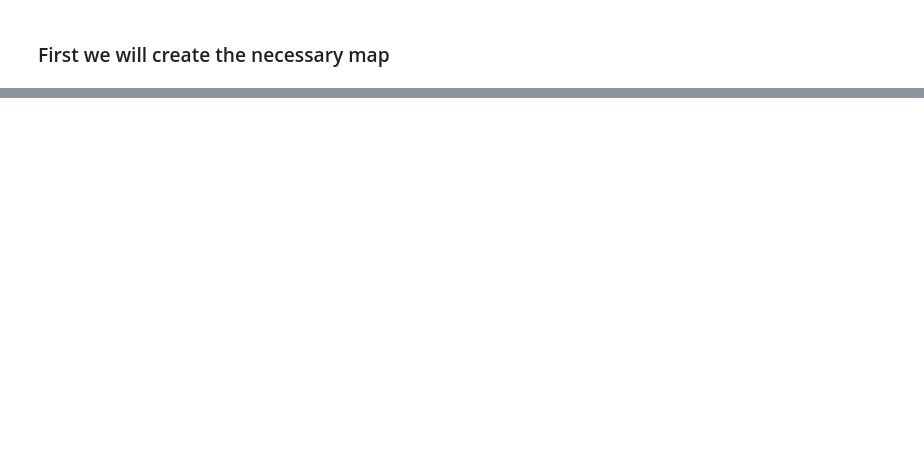
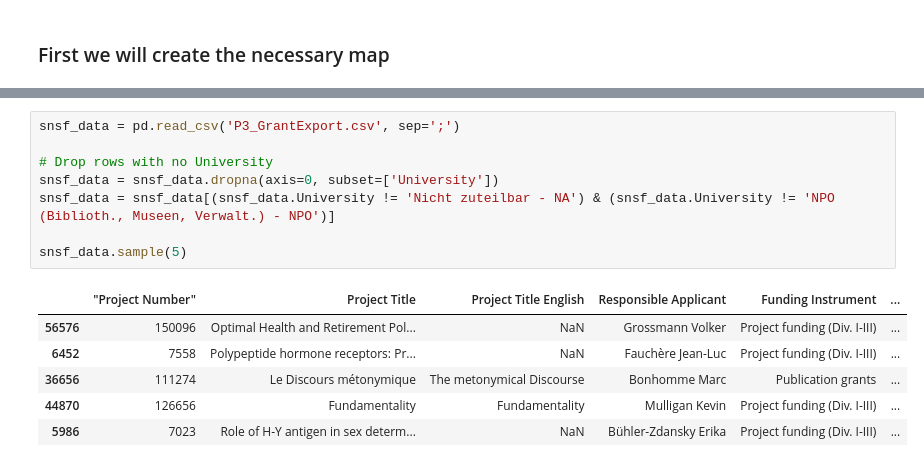
Before and after one commit to ireneu/ada, a Jupyter notebook: HW03/hw3.ipynb, the cells around one changed output, grey strips where cells are left out. Cells and saved outputs as stored; diff of their text form; blank space fills up the shorter version.

```diff
--- a/HW03/hw3.ipynb
+++ b/HW03/hw3.ipynb
@@ -51,3 +47,18 @@ canton_map.choropleth(geo_path=topo_json_path,
 canton_map
 # %% [output]
 [interactive output not drawn]
+# %%
+snsf_data = pd.read_csv('P3_GrantExport.csv', sep=';')
+
+# Drop rows with no University
+snsf_data = snsf_data.dropna(axis=0, subset=['University'])
+snsf_data = snsf_data[(snsf_data.University != 'Nicht zuteilbar - NA') & (snsf_data.University != 'NPO (Biblioth., Museen, Verwalt.) - NPO')]
+
+snsf_data.sample(5)
+# %% [output]
+|  | ﻿"Project Number" | Project Title | Project Title English | Responsible Applicant | Funding Instrument | ... |
+| 56576 | 150096 | Optimal Health and Retirement Pol... | NaN | Grossmann Volker | Project funding (Div. I-III) | ... |
+| 6452 | 7558 | Polypeptide hormone receptors: Pr... | NaN | Fauchère Jean-Luc | Project funding (Div. I-III) | ... |
+| 36656 | 111274 | Le Discours métonymique | The metonymical Discourse | Bonhomme Marc | Publication grants | ... |
+| 44870 | 126656 | Fundamentality | Fundamentality | Mulligan Kevin | Project funding (Div. I-III) | ... |
+| 5986 | 7023 | Role of H-Y antigen in sex determ... | NaN | Bühler-Zdansky Erika | Project funding (Div. I-III) | ... |
```
Also changed, not shown: parts of 9 cells of this notebook.
